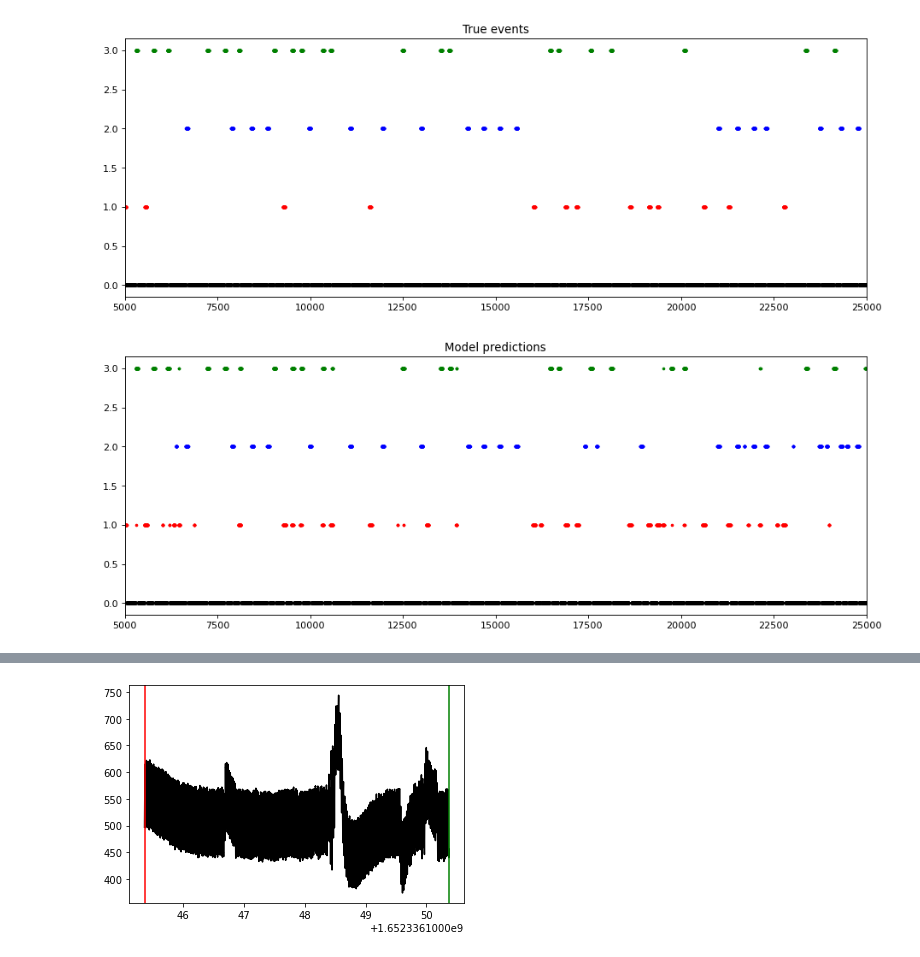
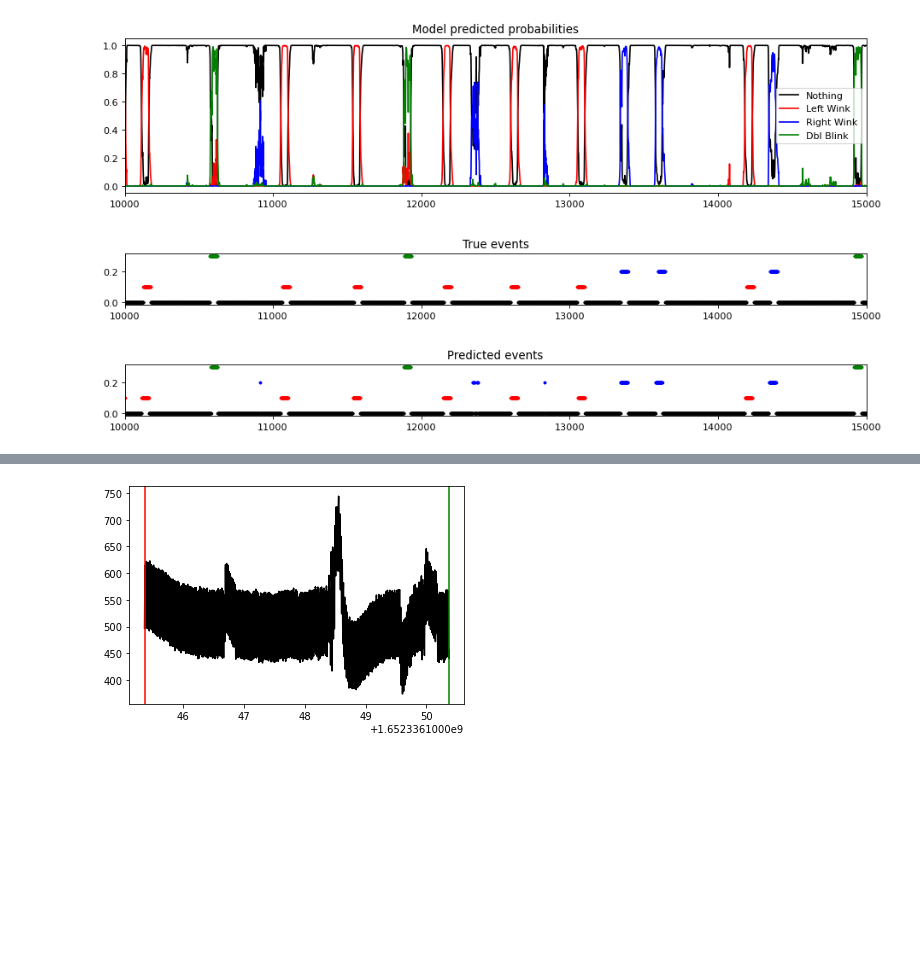
Before and after one commit to mattyhempstead/brain4, a Jupyter notebook: final/analysis/build_model.ipynb, the cells around one changed output, grey strips where cells are left out. Cells and saved outputs as stored; diff of their text form; code cells hidden in the pictures; blank space fills up the shorter version.

Commit message:
Add improved model

```diff
--- a/final/analysis/build_model.ipynb
+++ b/final/analysis/build_model.ipynb
@@ -162,5 +206,9 @@ Transformed into 19439 sequences of size 200
 # %%
-train_filter = (train_labels_all != 0) | (np.random.random(len(train_labels_all)) < 0.25)
+NONE_PROPORTION = 1.00
+# NONE_PROPORTION = 0.50
+# NONE_PROPORTION = 0.25
+
+train_filter = (train_labels_all != 0) | (np.random.random(len(train_labels_all)) <= NONE_PROPORTION)
 train_data = train_data_all[train_filter]
 train_labels = train_labels_all[train_filter]
 
@@ -508,33 +542,27 @@ plt.show()
+# %%
+# Final event predictions
+def plot_pred_events(xlim_lower, xlim_upper):
+    # Final preds
+    plt.figure(figsize=(14, 1), dpi=80)
+    for i in range(4):
+        x = np.array(range(len(event_pred)))[event_pred == i]
+        y = event_pred[event_pred == i]/10
+        plt.scatter(x, y, color=EVENT_COLOR_MAP[EVENT_ID_LETTER_MAP[i]], s=5)
+
+    plt.xlim(xlim_lower, xlim_upper)
+    plt.title("Predicted events")
+    plt.show()
 # %%
-xlim_lower = 5000
-xlim_upper = 25000
+xlim_lower = 10000
+xlim_upper = 15000
 
-# True events
-plt.figure(figsize=(14, 5), dpi=80)
-for i in range(4):
-    x = np.array(range(len(test_labels)))[test_labels == i]
-    y = test_labels[test_labels == i]
-    plt.scatter(x, y, color=EVENT_COLOR_MAP[EVENT_ID_LETTER_MAP[i]], s=5)
-
-plt.xlim(xlim_lower, xlim_upper)
-plt.title("True events")
-plt.show()
-
-
-# Final preds
-event_pred = np.argmax(predictions, axis=1)
-plt.figure(figsize=(14, 5), dpi=80)
-for i in range(4):
-    x = np.array(range(len(event_pred)))[event_pred == i]
-    y = event_pred[event_pred == i]
-    plt.scatter(x, y, color=EVENT_COLOR_MAP[EVENT_ID_LETTER_MAP[i]], s=5)
-
-plt.xlim(xlim_lower, xlim_upper)
-plt.title("Model predictions")
-plt.show()
+plot_prediction_probabilities(xlim_lower, xlim_upper)
+plot_true_events(xlim_lower, xlim_upper)
+plot_pred_events(xlim_lower, xlim_upper)
 # %% [output]
-[figure, old version]
+[figure, new version]
-[figure, old version]
+[figure, new version]
+[figure, added]
 # %%
 from data_load import load_sample_data, load_event_data, downsample
 from data_transform import LP_Filter
```
Also changed, not shown: parts of 29 cells of this notebook, 6 other files.
